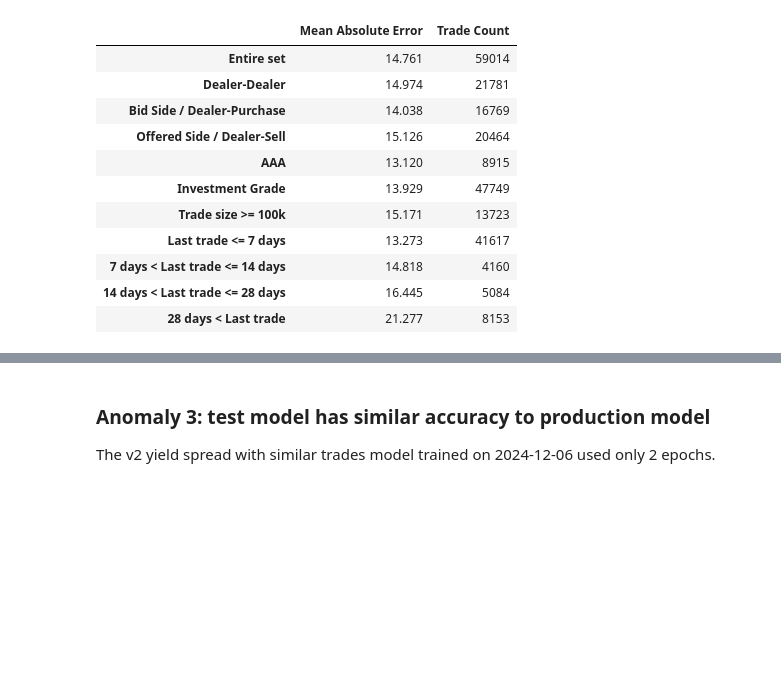
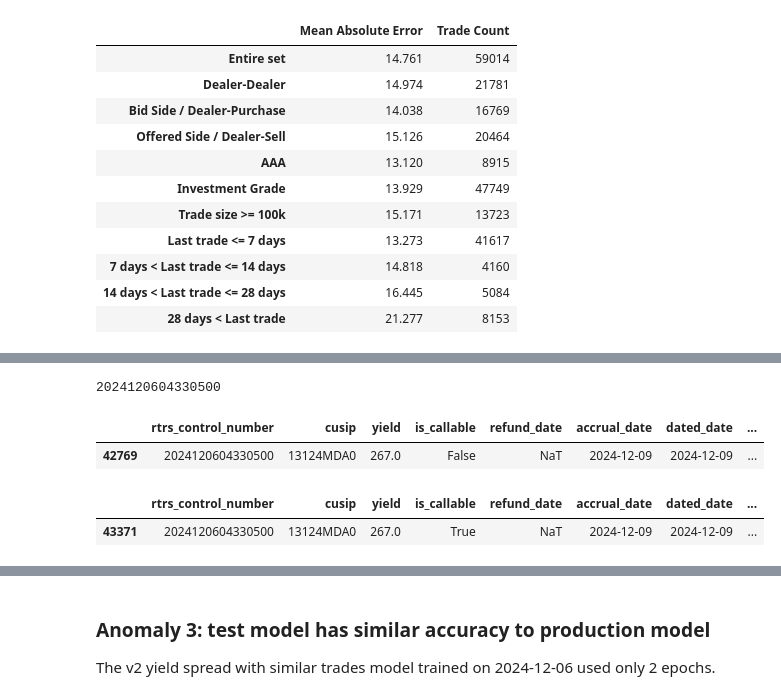
Before and after one commit to jessedwatson/ficc_python, a Jupyter notebook: notebooks/compare_datasets/compare_one_day_of_data.ipynb, the cells around one changed output, grey strips where cells are left out. Cells and saved outputs as stored; diff of their text form; code cells hidden in the pictures; blank space fills up the shorter version.

Commit message:
Isolate an RTRS control number of interest and investigate the error

```diff
--- a/notebooks/compare_datasets/compare_one_day_of_data.ipynb
+++ b/notebooks/compare_datasets/compare_one_day_of_data.ipynb
@@ -207,0 +233,25 @@ END create_input. Execution time: 0:00:00.162
+# %%
+old_df_on_2024_12_06_small_error_rtrs_control_numbers = old_df_on_2024_12_06_same_rtrs_control_numbers[old_df_on_2024_12_06_same_rtrs_control_numbers['ys_delta'] < old_df_on_2024_12_06_same_rtrs_control_numbers['ys_delta'].quantile(0.1)]['rtrs_control_number'].tolist()    # get `rtrs_control_number` where the error is in the bottom 10%
+new_df_on_2024_12_06_large_error_rtrs_control_numbers = new_df_on_2024_12_06_same_rtrs_control_numbers[new_df_on_2024_12_06_same_rtrs_control_numbers['ys_delta'] > new_df_on_2024_12_06_same_rtrs_control_numbers['ys_delta'].quantile(0.9)]['rtrs_control_number'].tolist()    # get `rtrs_control_number` where the error is in the top 10%
+# %%
+small_error_in_old_df_large_error_in_new_df = list(set(old_df_on_2024_12_06_small_error_rtrs_control_numbers) & set(new_df_on_2024_12_06_large_error_rtrs_control_numbers))
+assert len(small_error_in_old_df_large_error_in_new_df) != 0
+# %%
+rtrs_control_number_of_interest = small_error_in_old_df_large_error_in_new_df[0]    # arbitrarily choose the first one
+rtrs_control_number_of_interest
+# %% [output]
+2024120604330500
+# %%
+pd.set_option('display.max_columns', None)    # when displaying the dataframe, do not use ellipses to truncate the middle columns
+# %%
+old_df_rtrs_control_number_of_interest = old_df_on_2024_12_06_same_rtrs_control_numbers[old_df_on_2024_12_06_same_rtrs_control_numbers['rtrs_control_number'] == rtrs_control_number_of_interest]
+old_df_rtrs_control_number_of_interest
+# %% [output]
+|  | rtrs_control_number | cusip | yield | is_callable | refund_date | accrual_date | dated_date | ... |
+| 42769 | 2024120604330500 | 13124MDA0 | 267.0 | False | NaT | 2024-12-09 | 2024-12-09 | ... |
+# %%
+new_df_rtrs_control_number_of_interest = new_df_on_2024_12_06_same_rtrs_control_numbers[new_df_on_2024_12_06_same_rtrs_control_numbers['rtrs_control_number'] == rtrs_control_number_of_interest]
+new_df_rtrs_control_number_of_interest
+# %% [output]
+|  | rtrs_control_number | cusip | yield | is_callable | refund_date | accrual_date | dated_date | ... |
+| 43371 | 2024120604330500 | 13124MDA0 | 267.0 | True | NaT | 2024-12-09 | 2024-12-09 | ... |
```
Also changed, not shown: parts of 13 cells of this notebook.
